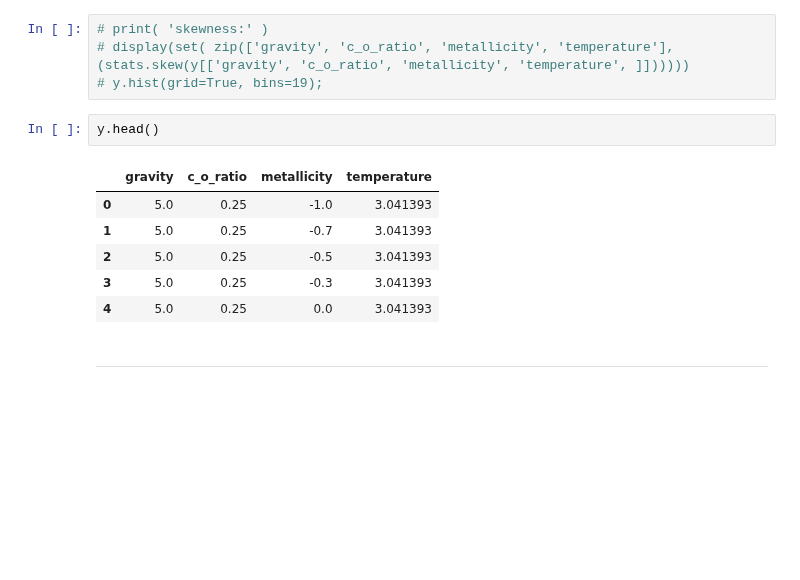
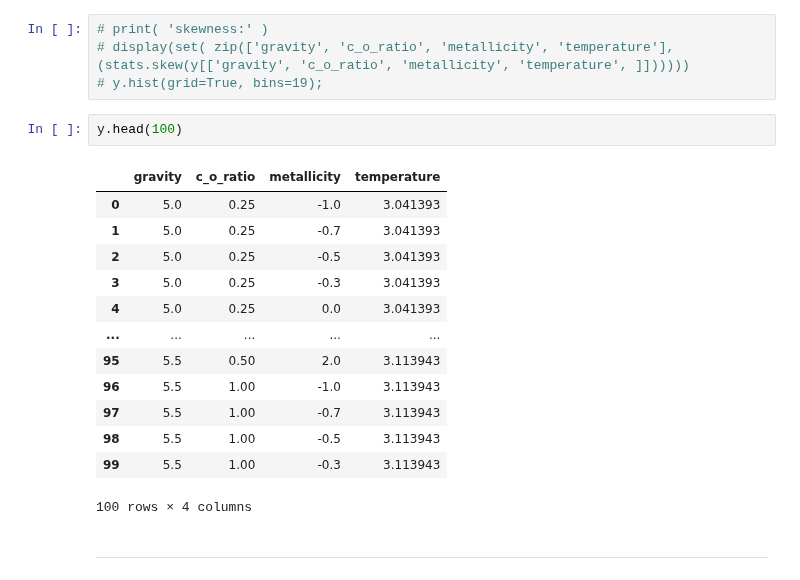
Before and after one commit to EhsanGharibNezhad/TelescopeML, a Jupyter notebook: notebooks/Train_CNN_withTunedParameters.ipynb, the cells around one changed output. Drawn from its saved outputs; the diff is of its cells as text; blank space fills up the shorter version.

```diff
--- a/notebooks/Train_CNN_withTunedParameters.ipynb
+++ b/notebooks/Train_CNN_withTunedParameters.ipynb
@@ -93,14 +93,21 @@ See the caveats in the documentation: https://pandas.pydata.org/pandas-docs/stab
 # display(set( zip(['gravity', 'c_o_ratio', 'metallicity', 'temperature'],(stats.skew(y[['gravity', 'c_o_ratio', 'metallicity', 'temperature', ]])))))
 # y.hist(grid=True, bins=19);
 # %%
-y.head()
+y.head(100)
 # %% [output]
 |  | gravity | c_o_ratio | metallicity | temperature |
 | 0 | 5.0 | 0.25 | -1.0 | 3.041393 |
 | 1 | 5.0 | 0.25 | -0.7 | 3.041393 |
 | 2 | 5.0 | 0.25 | -0.5 | 3.041393 |
 | 3 | 5.0 | 0.25 | -0.3 | 3.041393 |
 | 4 | 5.0 | 0.25 | 0.0 | 3.041393 |
+| ... | ... | ... | ... | ... |
+| 95 | 5.5 | 0.50 | 2.0 | 3.113943 |
+| 96 | 5.5 | 1.00 | -1.0 | 3.113943 |
+| 97 | 5.5 | 1.00 | -0.7 | 3.113943 |
+| 98 | 5.5 | 1.00 | -0.5 | 3.113943 |
+| 99 | 5.5 | 1.00 | -0.3 | 3.113943 |
+100 rows × 4 columns
 # %% [markdown]
 ---
 # %% [markdown]
```
Also changed, not shown: parts of 1 cell of this notebook, 1 other file.
